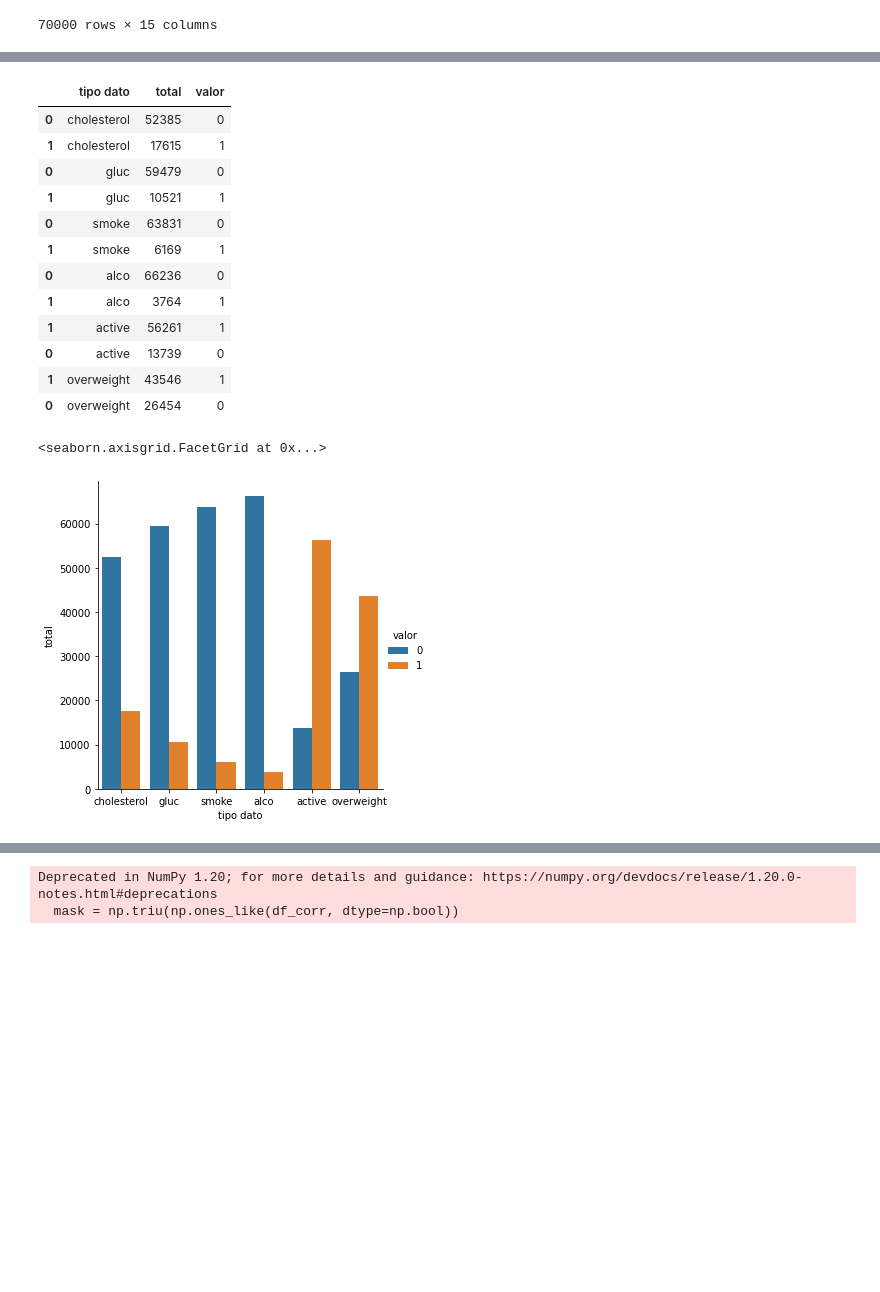
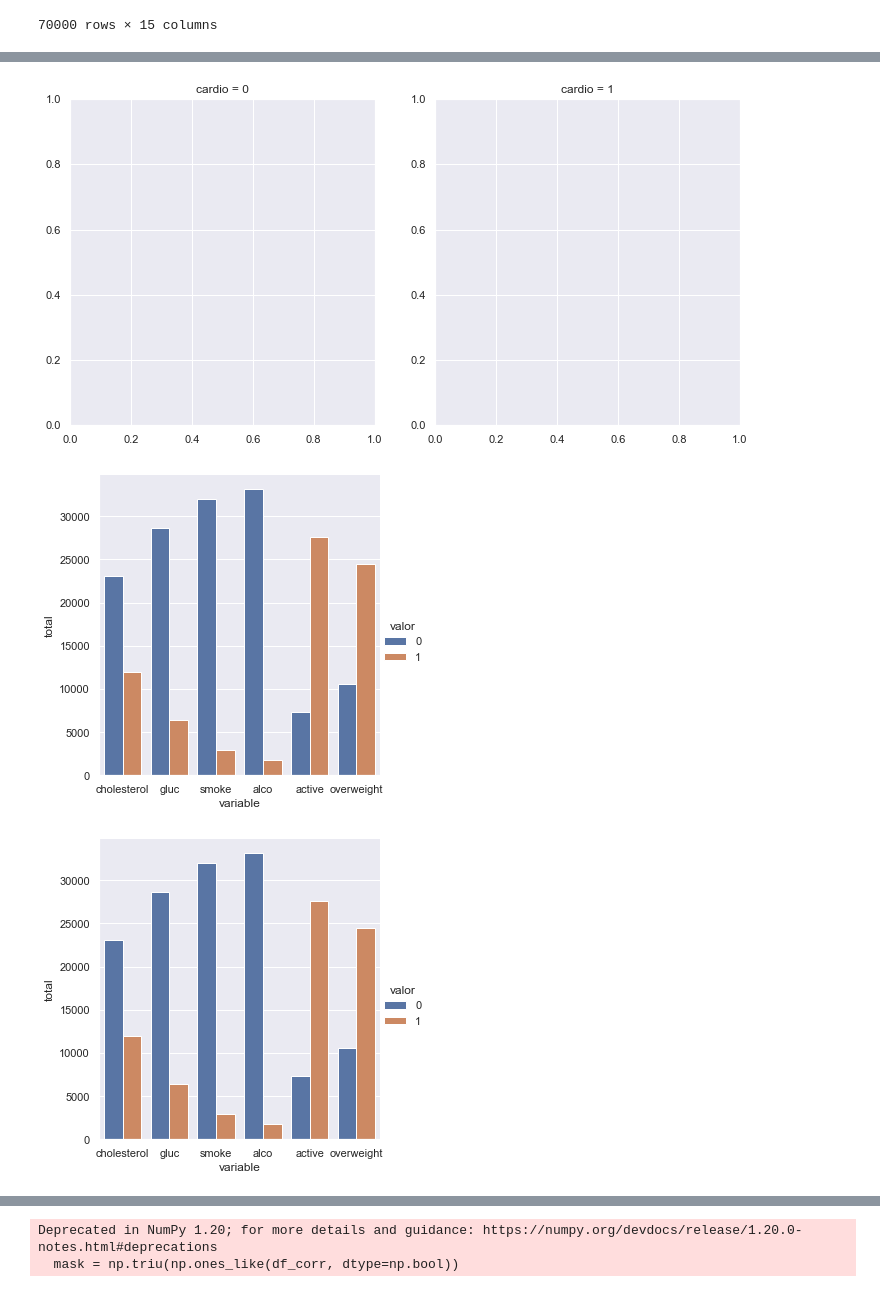
Before and after one commit to JavierRojas14/Medical_Data_Visualizer, a Jupyter notebook: medical_examination.ipynb, the cells around one changed output, grey strips where cells are left out. Drawn from its saved outputs; the diff is of its cells as text; code cells hidden in the pictures; blank space fills up the shorter version.

Commit message:
Se hizo la data frame con melt

```diff
--- a/medical_examination.ipynb
+++ b/medical_examination.ipynb
@@ -3,6 +3,8 @@ import pandas as pd
 import seaborn as sns
 import matplotlib.pyplot as plt
 import numpy as np
+
+sns.set()
 # %%
 df = pd.read_csv('medical_examination.csv')
 # %%
@@ -36,30 +86,30 @@ df
 # %%
-df_catplot = pd.DataFrame(columns = ['tipo dato', 'total', 'valor'])
-columnas = ['cholesterol', 'gluc', 'smoke', 'alco', 'active', 'overweight']
+df_cardio_0 = df[df['cardio'] == 0]
+df_cardio_1 = df[df['cardio'] == 1]
 
-for tipo_dato in columnas:
-    nueva_fila = pd.DataFrame({'tipo dato': [tipo_dato for d in df[tipo_dato].value_counts()],
-                               'total': df[tipo_dato].value_counts(),
-                               'valor': df[tipo_dato].value_counts().index})
-    df_catplot = pd.concat([df_catplot, nueva_fila])
+def cat_plot_maker_df(df):
+    df_catplot = pd.DataFrame(columns = ['variable', 'total', 'valor'])
+    columnas = ['cholesterol', 'gluc', 'smoke', 'alco', 'active', 'overweight']
 
-df_catplot
+    for tipo_dato in columnas:
+        nueva_fila = pd.DataFrame({'variable': [tipo_dato for d in df[tipo_dato].value_counts()],
+                                'total': df[tipo_dato].value_counts(),
+                                'valor': df[tipo_dato].value_counts().index})
+        df_catplot = pd.concat([df_catplot, nueva_fila])
+
+    return df_catplot
+
+df_catplot_cardio_0 = cat_plot_maker_df(df_cardio_0)
+df_catplot_cardio_1 = cat_plot_maker_df(df_cardio_1)
+
+lista_catplots = [df_catplot_cardio_0, df_catplot_cardio_1]
-# %% [output]
-|  | tipo dato | total | valor |
-| 0 | cholesterol | 52385 | 0 |
-| 1 | cholesterol | 17615 | 1 |
-| 0 | gluc | 59479 | 0 |
-| 1 | gluc | 10521 | 1 |
-| 0 | smoke | 63831 | 0 |
-| 1 | smoke | 6169 | 1 |
-| 0 | alco | 66236 | 0 |
-| 1 | alco | 3764 | 1 |
-| 1 | active | 56261 | 1 |
-| 0 | active | 13739 | 0 |
-| 1 | overweight | 43546 | 1 |
-| 0 | overweight | 26454 | 0 |
-# %%
-sns.catplot(data = df_catplot, x = 'tipo dato', y = 'total', hue = 'valor', kind = 'bar')
-# %% [output]
-<seaborn.axisgrid.FacetGrid at 0x...>
-[figure, removed]
+# %%
+fig, axis = plt.subplots(1, 2, figsize = (12, 6))
+
+for i in range(len(lista_catplots)):
+    sns.catplot(data = df, x = 'variable', y = 'total', hue = 'valor', kind = 'bar', ax = axis)
+    axis[i].set_title(f'cardio = {i}')
+# %% [output]
+[figure, added]
+[figure, added]
+[figure, added]
```
Also changed, not shown: parts of 3 cells of this notebook.
